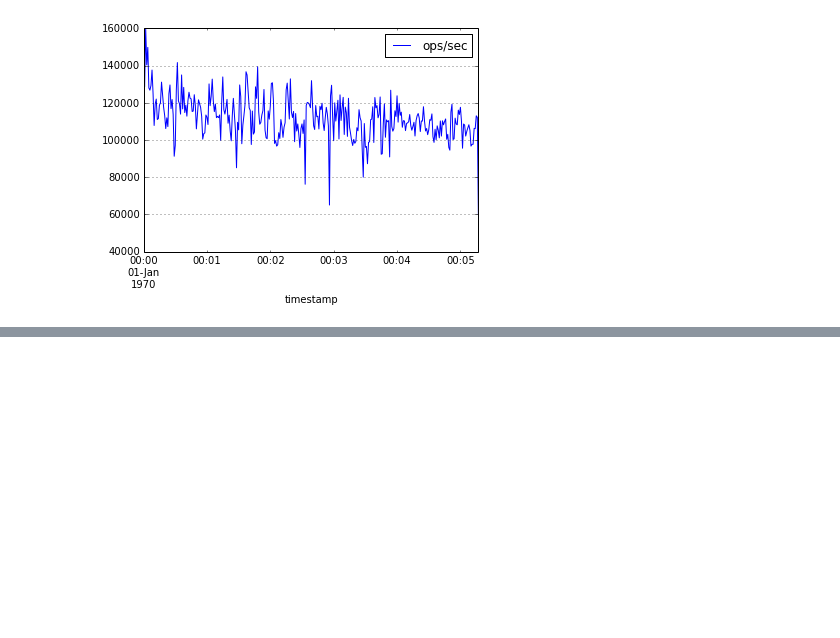
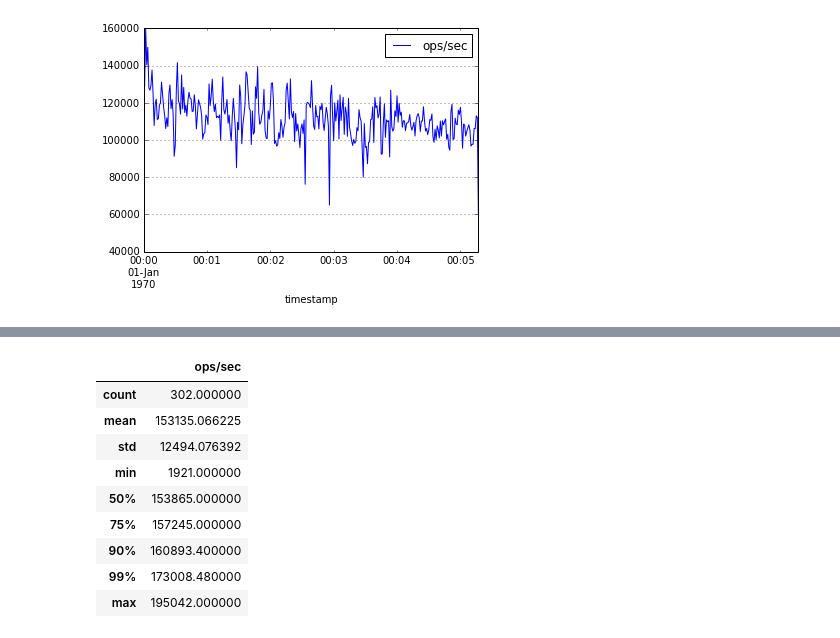
Before and after one commit to ericmoritz/cb-load, a Jupyter notebook: visualize.ipynb, the cells around one changed output, grey strips where cells are left out. Cells and saved outputs as stored; diff of their text form; code cells hidden in the pictures; blank space fills up the shorter version.

```diff
--- a/visualize.ipynb
+++ b/visualize.ipynb
@@ -85,0 +108,13 @@ data.plot()
+# %%
+data.describe(percentiles=[.5, .75, .9, .99])
+# %% [output]
+|  | ops/sec |
+| count | 302.000000 |
+| mean | 153135.066225 |
+| std | 12494.076392 |
+| min | 1921.000000 |
+| 50% | 153865.000000 |
+| 75% | 157245.000000 |
+| 90% | 160893.400000 |
+| 99% | 173008.480000 |
+| max | 195042.000000 |
```
Also changed, not shown: parts of 5 cells of this notebook, 5 other files.
